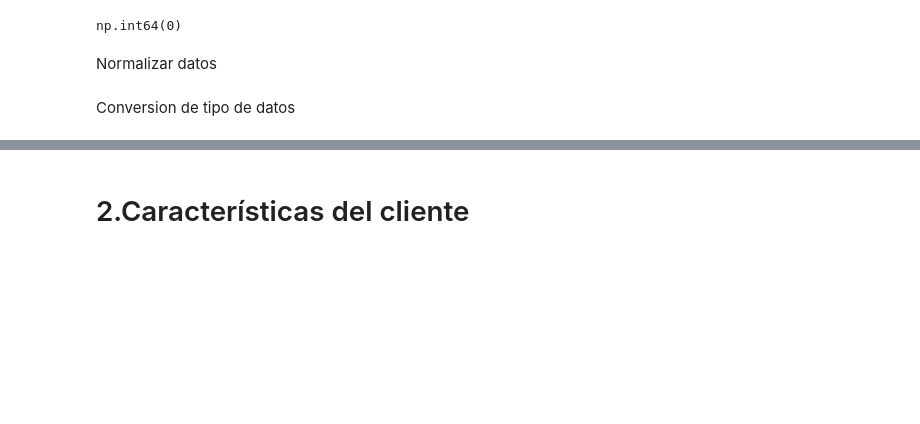
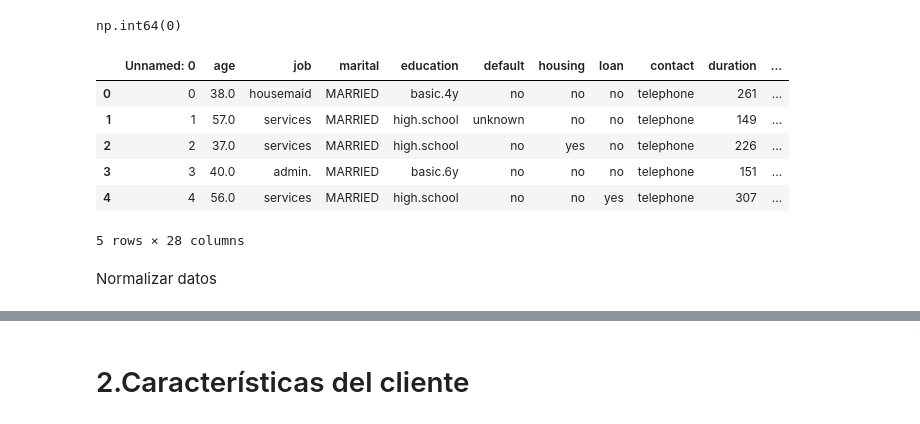
Before and after one commit to Carlagallo/EDA---MARKETING, a Jupyter notebook: Notebook/01-Analisis_preeliminar.ipynb, the cells around one changed output, grey strips where cells are left out. Drawn from its saved outputs; the diff is of its cells as text; code cells hidden in the pictures; blank space fills up the shorter version.

Commit message:
Normalización de datos

```diff
--- a/Notebook/01-Analisis_preeliminar.ipynb
+++ b/Notebook/01-Analisis_preeliminar.ipynb
@@ -296,7 +301,21 @@ Duplicados
 df_marketing.duplicated().sum()
 # %% [output]
 np.int64(0)
+# %%
+"""Normalización de datos 1 y 0 por "yes" y "no" """
+
+df_marketing["default"] = df_marketing["default"].replace({1.0: "yes", 0.0: "no"})
+df_marketing["housing"] = df_marketing["housing"].replace({1.0: "yes", 0.0: "no"})
+df_marketing["loan"] = df_marketing["loan"].replace({1.0: "yes", 0.0: "no"})
+# %%
+df_marketing.head()
+# %% [output]
+|  | Unnamed: 0 | age | job | marital | education | default | housing | loan | contact | duration | ... |
+| 0 | 0 | 38.0 | housemaid | MARRIED | basic.4y | no | no | no | telephone | 261 | ... |
+| 1 | 1 | 57.0 | services | MARRIED | high.school | unknown | no | no | telephone | 149 | ... |
+| 2 | 2 | 37.0 | services | MARRIED | high.school | no | yes | no | telephone | 226 | ... |
+| 3 | 3 | 40.0 | admin. | MARRIED | basic.6y | no | no | no | telephone | 151 | ... |
+| 4 | 4 | 56.0 | services | MARRIED | high.school | no | no | yes | telephone | 307 | ... |
+5 rows × 28 columns
 # %% [markdown]
 Normalizar datos
-# %% [markdown]
-Conversion de tipo de datos
```
Also changed, not shown: parts of 14 cells of this notebook.
